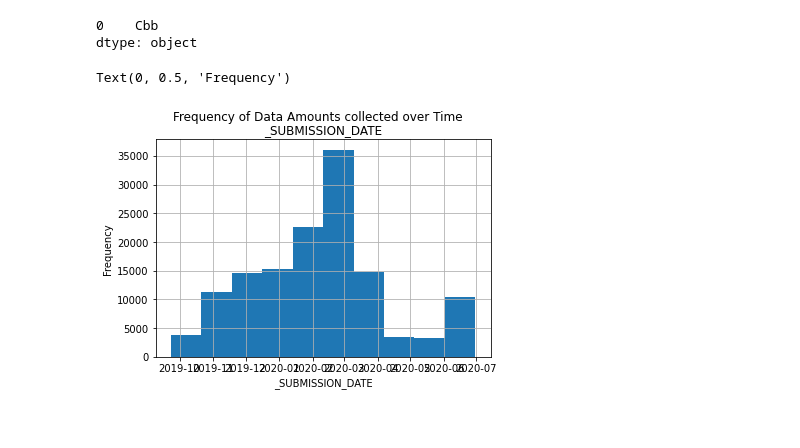
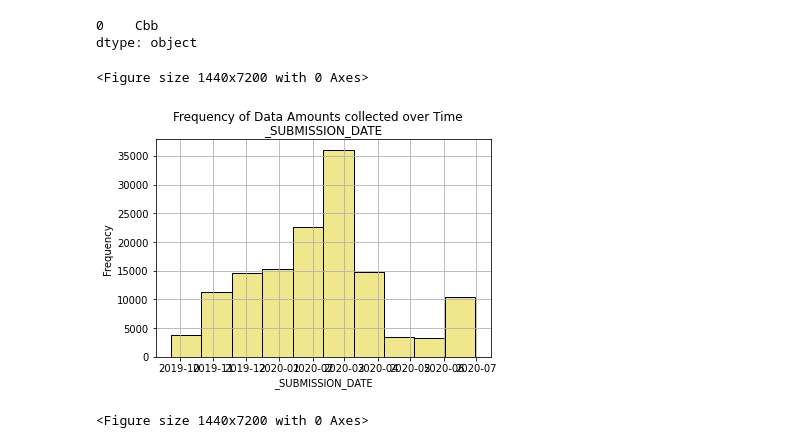
Before and after one commit to BANADDA/pandas-1, a Jupyter notebook: Pandas_1.ipynb, the cells around one changed output. Drawn from its saved outputs; the diff is of its cells as text; code cells hidden in the pictures.

```diff
--- a/Pandas_1.ipynb
+++ b/Pandas_1.ipynb
@@ -40,14 +40,17 @@ dtype: object
 # %%
 import pylab as pl
 from datetime import datetime, timedelta
 from matplotlib import pyplot as plt
 from matplotlib import dates as mpl_dates
 df['_SUBMISSION_DATE'] = pd.to_datetime(df['_SUBMISSION_DATE'])
 df.sort_values('_SUBMISSION_DATE', inplace = True)
-df.hist(column = '_SUBMISSION_DATE')
+df.hist(column = '_SUBMISSION_DATE', edgecolor =
+"black", color = 'khaki')
 pl.suptitle("Frequency of Data Amounts collected over Time")
 plt.xlabel("_SUBMISSION_DATE")
 plt.ylabel("Frequency")
+plt.figure(figsize = [20, 100])
 # %% [output]
-Text(0, 0.5, 'Frequency')
+<Figure size 1440x7200 with 0 Axes>
-[figure, old version]
+[figure, new version]
+<Figure size 1440x7200 with 0 Axes>
```
